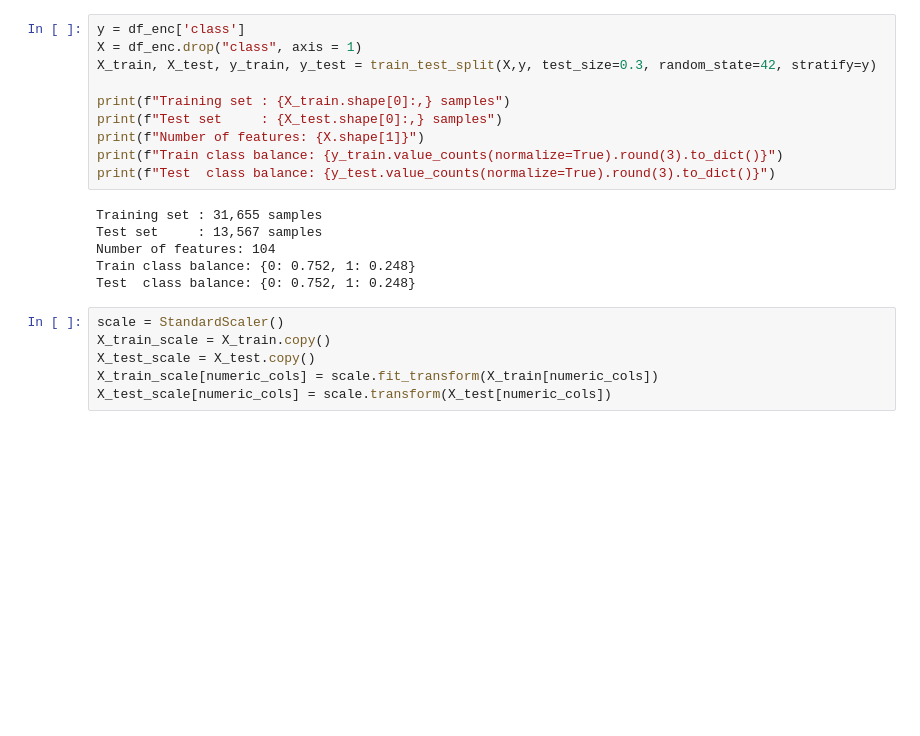
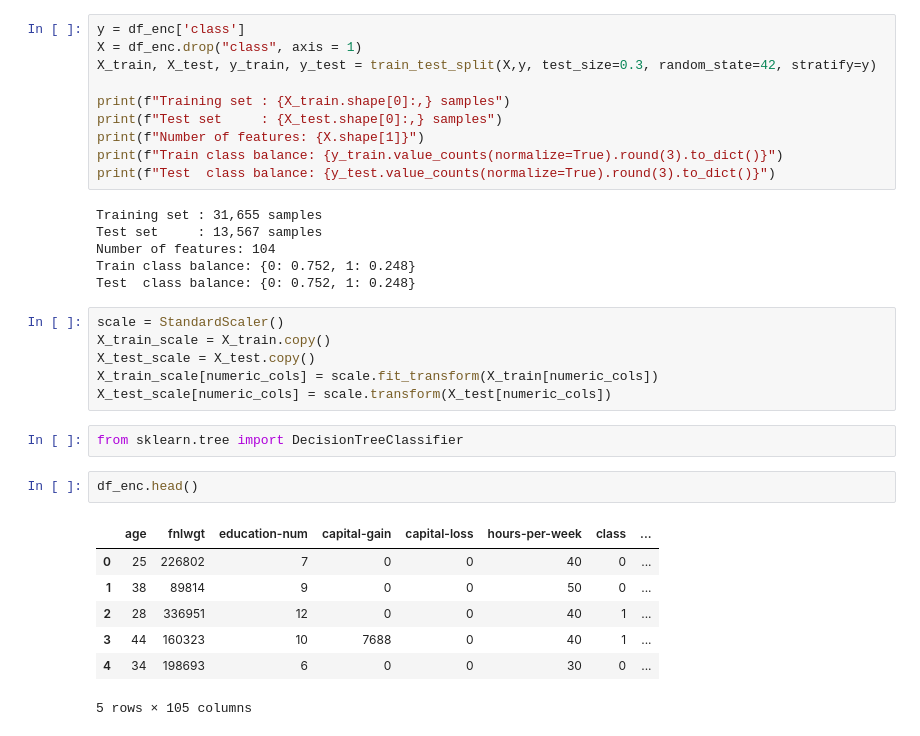
Before and after one commit to Ridima28/Adult-Income, a Jupyter notebook: main.ipynb, the cells around one changed output. Drawn from its saved outputs; the diff is of its cells as text; blank space fills up the shorter version.

Commit message:
DT model imported

```diff
--- a/main.ipynb
+++ b/main.ipynb
@@ -241,3 +241,15 @@ X_train_scale = X_train.copy()
 X_test_scale = X_test.copy()
 X_train_scale[numeric_cols] = scale.fit_transform(X_train[numeric_cols])
 X_test_scale[numeric_cols] = scale.transform(X_test[numeric_cols])
+# %%
+from sklearn.tree import DecisionTreeClassifier
+# %%
+df_enc.head()
+# %% [output]
+|  | age | fnlwgt | education-num | capital-gain | capital-loss | hours-per-week | class | ... |
+| 0 | 25 | 226802 | 7 | 0 | 0 | 40 | 0 | ... |
+| 1 | 38 | 89814 | 9 | 0 | 0 | 50 | 0 | ... |
+| 2 | 28 | 336951 | 12 | 0 | 0 | 40 | 1 | ... |
+| 3 | 44 | 160323 | 10 | 7688 | 0 | 40 | 1 | ... |
+| 4 | 34 | 198693 | 6 | 0 | 0 | 30 | 0 | ... |
+5 rows × 105 columns
```
